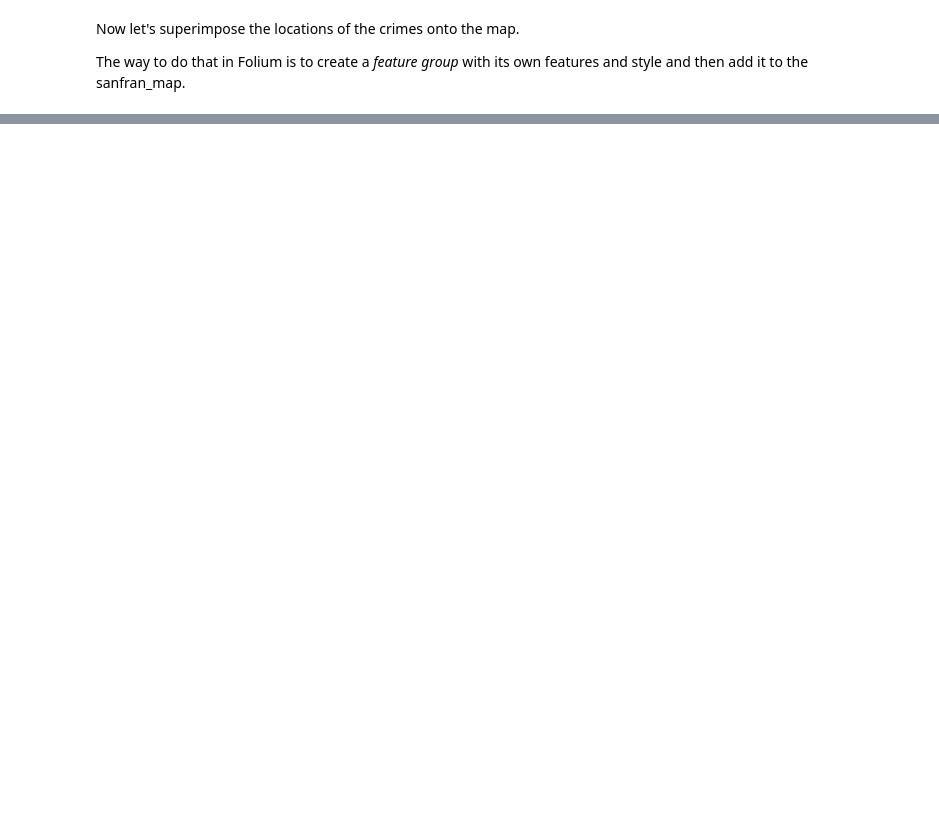
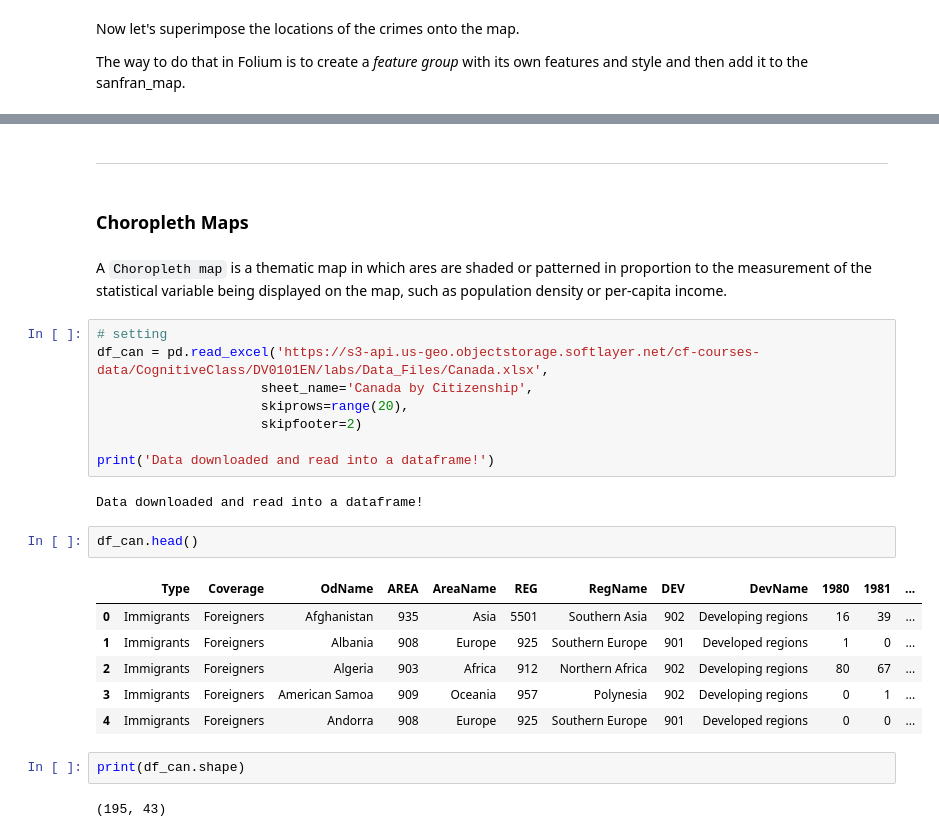
Before and after one commit to ameliachoi/coursera-IBM-data-science, a Jupyter notebook: coursera_python_visualization_05.ipynb, the cells around one changed output, grey strips where cells are left out. Cells and saved outputs as stored; diff of their text form; blank space fills up the shorter version.

```diff
--- a/coursera_python_visualization_05.ipynb
+++ b/coursera_python_visualization_05.ipynb
@@ -201,0 +247,29 @@ sanfran_map.add_child(incidents)
+# %% [markdown]
+---
+# %% [markdown]
+### Choropleth Maps
+# %% [markdown]
+A `Choropleth map` is a thematic map in which ares are shaded or patterned in proportion to the measurement of the statistical variable being displayed on the map, such as population density or per-capita income.
+# %%
+# setting
+df_can = pd.read_excel('https://s3-api.us-geo.objectstorage.softlayer.net/cf-courses-data/CognitiveClass/DV0101EN/labs/Data_Files/Canada.xlsx',
+                     sheet_name='Canada by Citizenship',
+                     skiprows=range(20),
+                     skipfooter=2)
+
+print('Data downloaded and read into a dataframe!')
+# %% [output]
+Data downloaded and read into a dataframe!
+# %%
+df_can.head()
+# %% [output]
+|  | Type | Coverage | OdName | AREA | AreaName | REG | RegName | DEV | DevName | 1980 | 1981 | ... |
+| 0 | Immigrants | Foreigners | Afghanistan | 935 | Asia | 5501 | Southern Asia | 902 | Developing regions | 16 | 39 | ... |
+| 1 | Immigrants | Foreigners | Albania | 908 | Europe | 925 | Southern Europe | 901 | Developed regions | 1 | 0 | ... |
+| 2 | Immigrants | Foreigners | Algeria | 903 | Africa | 912 | Northern Africa | 902 | Developing regions | 80 | 67 | ... |
+| 3 | Immigrants | Foreigners | American Samoa | 909 | Oceania | 957 | Polynesia | 902 | Developing regions | 0 | 1 | ... |
+| 4 | Immigrants | Foreigners | Andorra | 908 | Europe | 925 | Southern Europe | 901 | Developed regions | 0 | 0 | ... |
+# %%
+print(df_can.shape)
+# %% [output]
+(195, 43)
```
Also changed, not shown: parts of 12 cells of this notebook.
